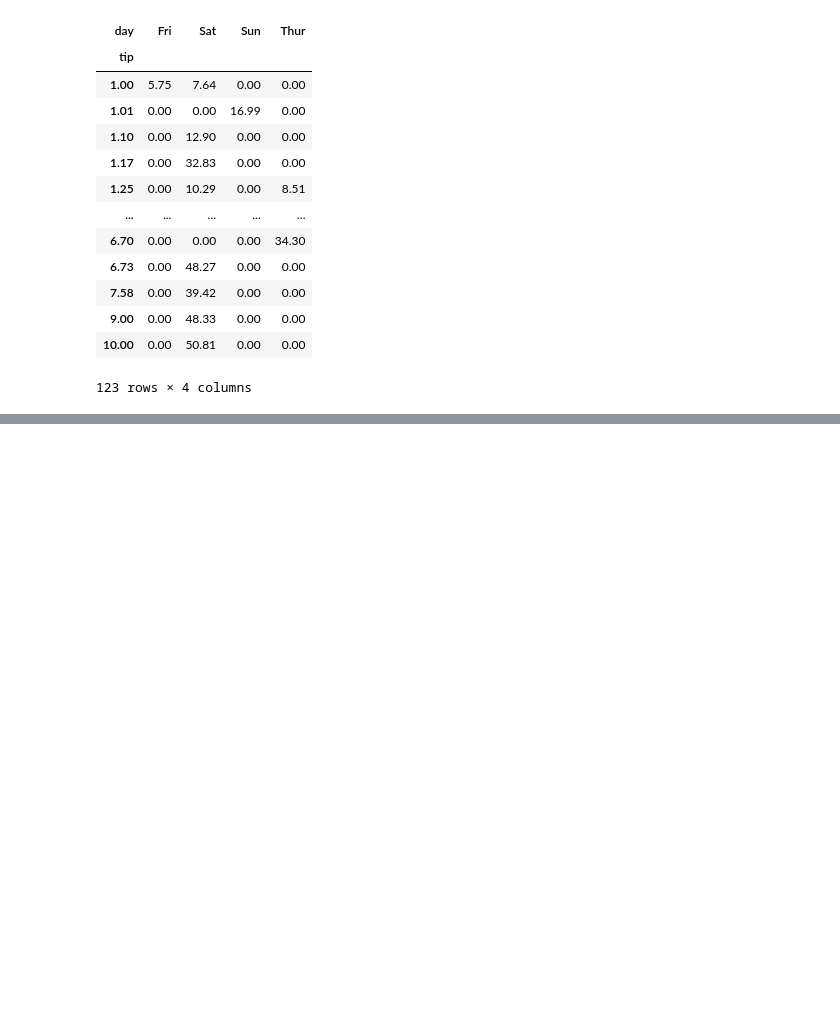
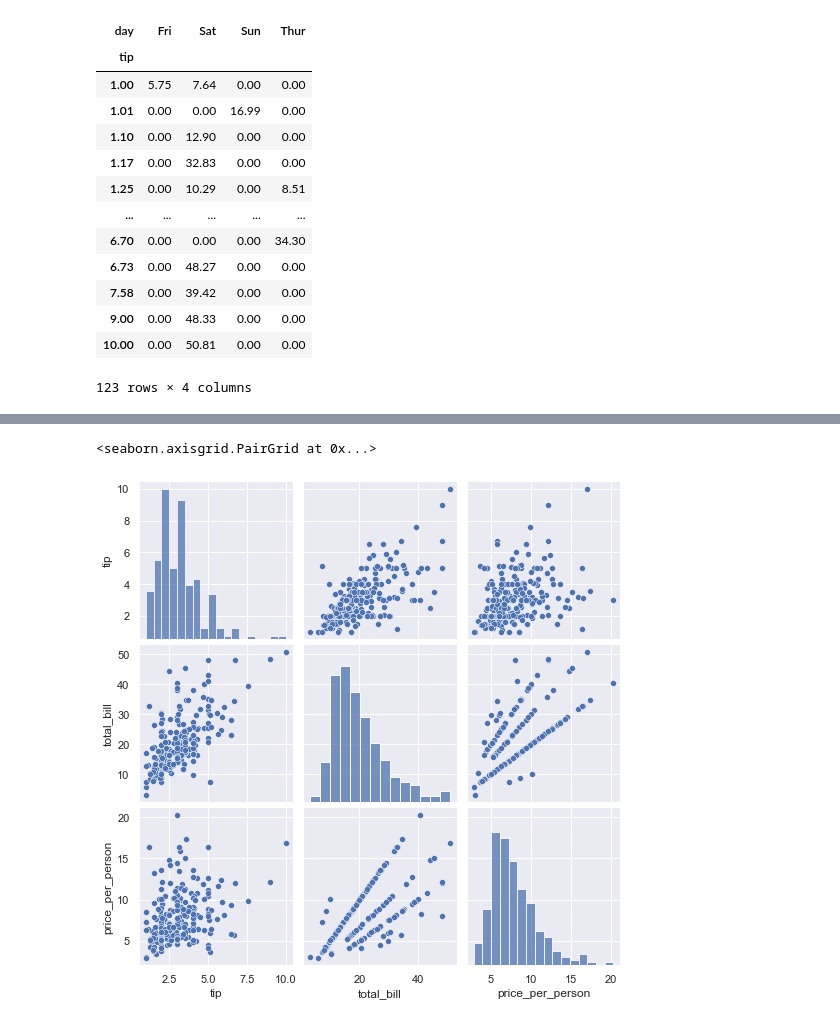
Before and after one commit to gacheru101/Tip-prediction, a Jupyter notebook: Data visualization- Correlation Plots.ipynb, the cells around one changed output, grey strips where cells are left out. Drawn from its saved outputs; the diff is of its cells as text; code cells hidden in the pictures; blank space fills up the shorter version.

```diff
--- a/Data visualization- Correlation Plots.ipynb
+++ b/Data visualization- Correlation Plots.ipynb
@@ -123,0 +120,8 @@ plt.show()
+# %%
+#A correlogram or correlation matrix allows to analyse the relationship between each pair of numeric variables of a matrix.
+#The correlation is visualised as a scatterplot.
+#The diagonal represents the distribution of each variable with a histogram or a density plot.
+sns.pairplot(mydata)
+# %% [output]
+<seaborn.axisgrid.PairGrid at 0x...>
+[figure, added]
```
Also changed, not shown: parts of 8 cells of this notebook.
